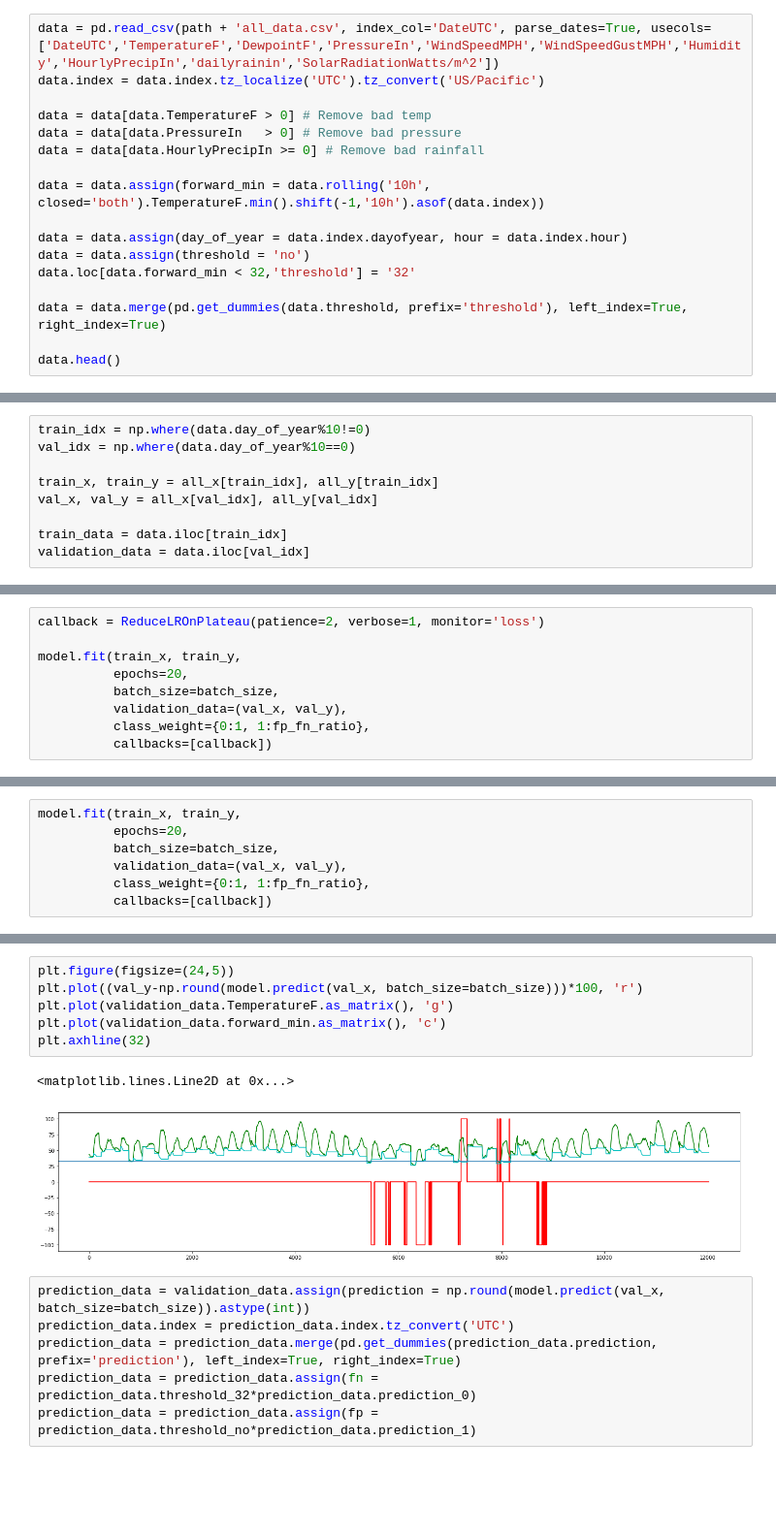
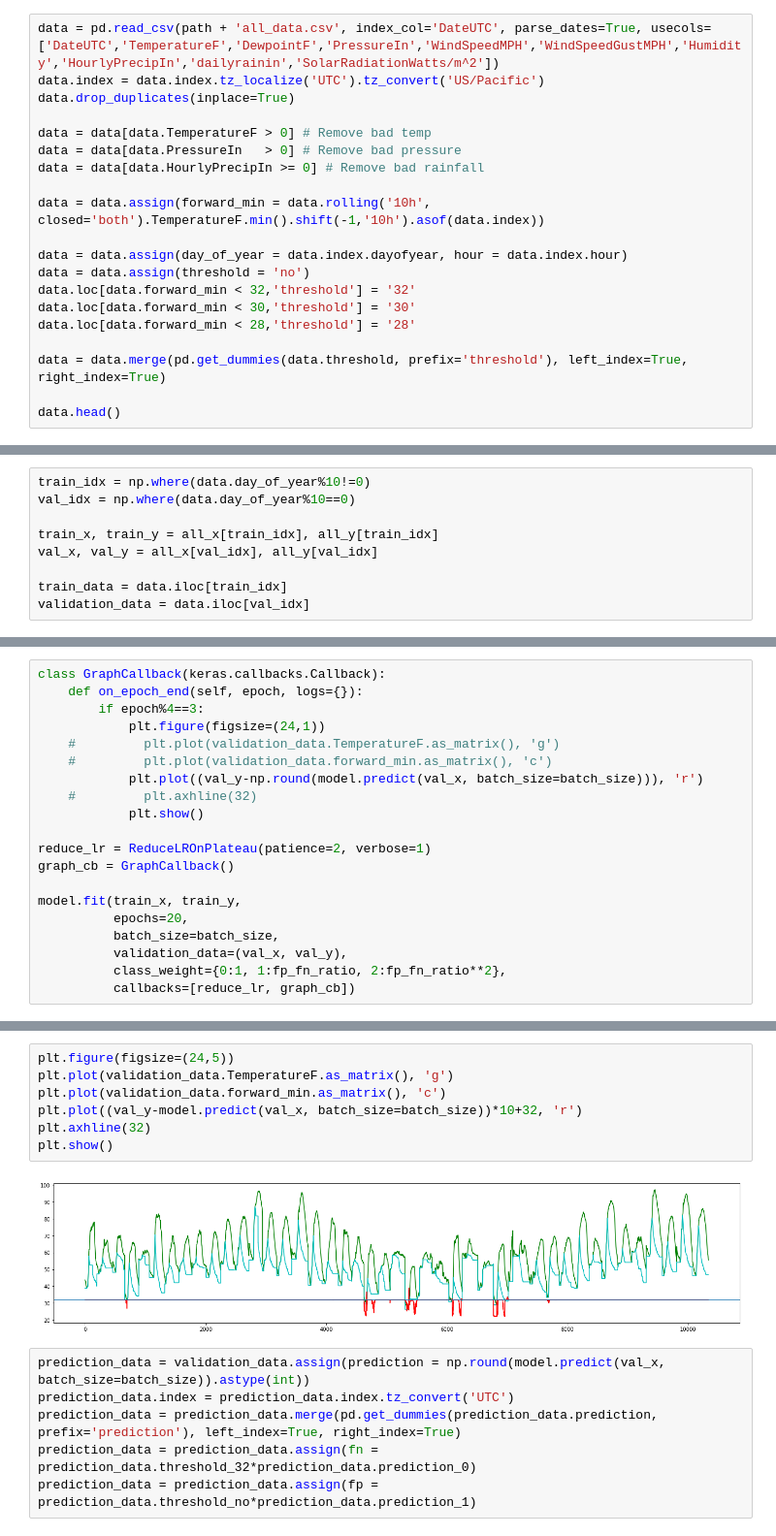
Before and after one commit to CienegaOrchards/Learning, a Jupyter notebook: Weather supplemental data.ipynb, the cells around one changed output, grey strips where cells are left out. Shown: that part at 97% size. Saved outputs shown, nothing was run; the diff lists cells and outputs as text; blank space fills up the shorter version.

```diff
--- a/Weather supplemental data.ipynb
+++ b/Weather supplemental data.ipynb
@@ -17,6 +17,7 @@ batch_size=1024
 # %%
 data = pd.read_csv(path + 'all_data.csv', index_col='DateUTC', parse_dates=True, usecols=['DateUTC','TemperatureF','DewpointF','PressureIn','WindSpeedMPH','WindSpeedGustMPH','Humidity','HourlyPrecipIn','dailyrainin','SolarRadiationWatts/m^2'])
 data.index = data.index.tz_localize('UTC').tz_convert('US/Pacific')
+data.drop_duplicates(inplace=True)
 
 data = data[data.TemperatureF > 0] # Remove bad temp
 data = data[data.PressureIn   > 0] # Remove bad pressure
@@ -27,6 +28,8 @@ data = data.assign(forward_min = data.rolling('10h', closed='both').TemperatureF
 data = data.assign(day_of_year = data.index.dayofyear, hour = data.index.hour)
 data = data.assign(threshold = 'no')
 data.loc[data.forward_min < 32,'threshold'] = '32'
+data.loc[data.forward_min < 30,'threshold'] = '30'
+data.loc[data.forward_min < 28,'threshold'] = '28'
 
 data = data.merge(pd.get_dummies(data.threshold, prefix='threshold'), left_index=True, right_index=True)
 
@@ -129,10 +178 @@ Non-trainable params: 2,582
 _________________________________________________________________
-# %%
-callback = ReduceLROnPlateau(patience=2, verbose=1, monitor='loss')
-
-model.fit(train_x, train_y,
-          epochs=20,
-          batch_size=batch_size,
-          validation_data=(val_x, val_y),
-          class_weight={0:1, 1:fp_fn_ratio},
-          callbacks=[callback])
@@ -177,7 +178,0 @@ train_x.shape, val_x.shape, combo_x.shape, train_y.shape, val_y.shape, combo_y.s
-# %%
-model.fit(train_x, train_y,
-          epochs=20,
-          batch_size=batch_size,
-          validation_data=(val_x, val_y),
-          class_weight={0:1, 1:fp_fn_ratio},
-          callbacks=[callback])
@@ -202,0 +179,20 @@ Epoch 20/20
+# %%
+class GraphCallback(keras.callbacks.Callback):
+    def on_epoch_end(self, epoch, logs={}):
+        if epoch%4==3:
+            plt.figure(figsize=(24,1))
+    #         plt.plot(validation_data.TemperatureF.as_matrix(), 'g')
+    #         plt.plot(validation_data.forward_min.as_matrix(), 'c')
+            plt.plot((val_y-np.round(model.predict(val_x, batch_size=batch_size))), 'r')
+    #         plt.axhline(32)
+            plt.show()
+
+reduce_lr = ReduceLROnPlateau(patience=2, verbose=1)
+graph_cb = GraphCallback()
+
+model.fit(train_x, train_y,
+          epochs=20,
+          batch_size=batch_size,
+          validation_data=(val_x, val_y),
+          class_weight={0:1, 1:fp_fn_ratio, 2:fp_fn_ratio**2},
+          callbacks=[reduce_lr, graph_cb])
@@ -203,12 +255,12 @@ Epoch 20/20
 # %%
 plt.figure(figsize=(24,5))
-plt.plot((val_y-np.round(model.predict(val_x, batch_size=batch_size)))*100, 'r')
 plt.plot(validation_data.TemperatureF.as_matrix(), 'g')
 plt.plot(validation_data.forward_min.as_matrix(), 'c')
+plt.plot((val_y-model.predict(val_x, batch_size=batch_size))*10+32, 'r')
 plt.axhline(32)
+plt.show()
 # %% [output]
-<matplotlib.lines.Line2D at 0x...>
-[figure, old version]
+[figure, new version]
 # %%
 prediction_data = validation_data.assign(prediction = np.round(model.predict(val_x, batch_size=batch_size)).astype(int))
 prediction_data.index = prediction_data.index.tz_convert('UTC')
```
Also changed, not shown: parts of 15 cells of this notebook.
